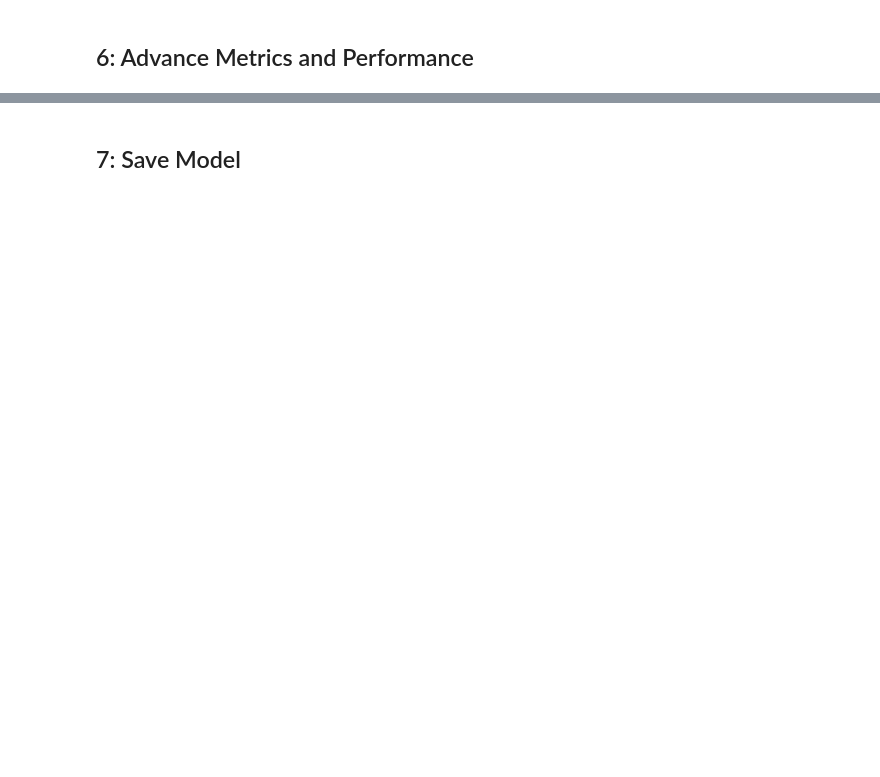
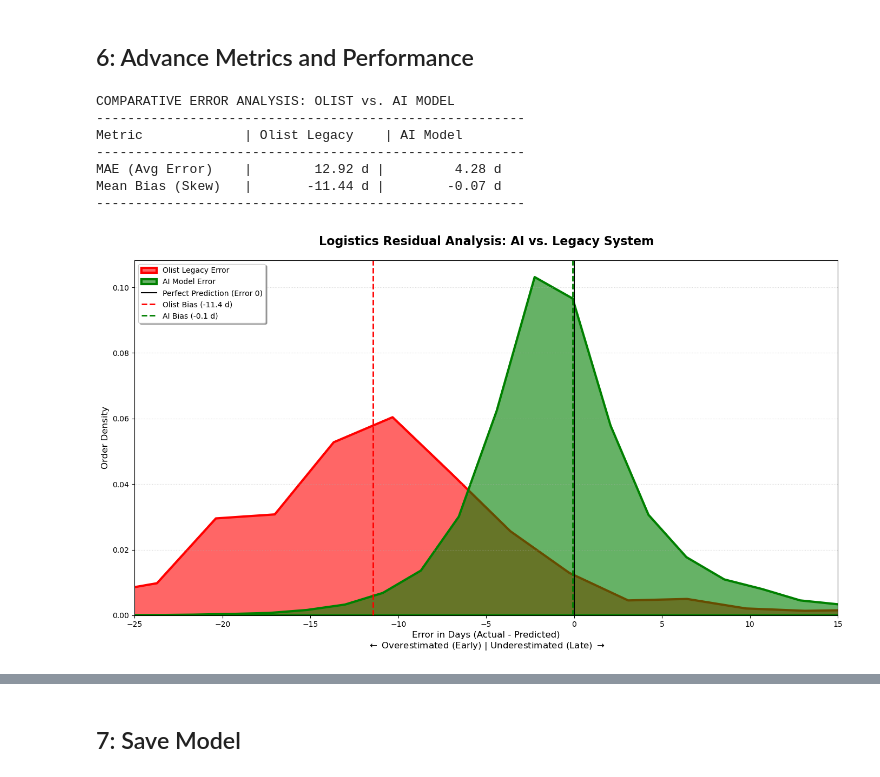
Before and after one commit to SergioBrPerez/Intelligence-Data-Analysis-ML-DL, a Jupyter notebook: 4-Regresion_Model/4.1-Training_and_Evaluation_SBP.ipynb, the cells around one changed output, grey strips where cells are left out. Cells and saved outputs as stored; diff of their text form; code cells hidden in the pictures; blank space fills up the shorter version.

```diff
--- a/4-Regresion_Model/4.1-Training_and_Evaluation_SBP.ipynb
+++ b/4-Regresion_Model/4.1-Training_and_Evaluation_SBP.ipynb
@@ -338,0 +376,74 @@ plt.show()
+# %%
+# --- 1. Alignment and Residual Calculation ---
+ai_error = y_test - y_pred
+legacy_estimation = df.loc[y_test.index, 'estimated_delivery_margin_days']
+olist_error = y_test - legacy_estimation
+
+# --- 2. Comparative Metrics Analysis (Cálculos e Impresión) ---
+mae_ai = np.abs(ai_error).mean()
+bias_ai = ai_error.mean()
+mae_olist = np.abs(olist_error).mean()
+bias_olist = olist_error.mean()
+
+print("COMPARATIVE ERROR ANALYSIS: OLIST vs. AI MODEL")
+print("-" * 55)
+print(f"Metric             | Olist Legacy    | AI Model")
+print("-" * 55)
+print(f"MAE (Avg Error)    | {mae_olist:>12.2f} d | {mae_ai:>12.2f} d")
+print(f"Mean Bias (Skew)   | {bias_olist:>12.2f} d | {bias_ai:>12.2f} d")
+print("-" * 55)
+
+# --- 3. Comparative Visualization ---
+plt.figure(figsize=(14, 8))
+
+# Olist Legacy: facecolor con alpha 0.6 y edgecolor sólido
+sns.histplot(
+    olist_error, bins=100, kde=False,
+    facecolor=(1, 0, 0, 0.6), edgecolor='red',
+    label='Olist Legacy Error',
+    element="poly",
+    stat="density",
+    linewidth=3
+)
+
+# AI Model Error: facecolor con alpha 0.6 y edgecolor sólido
+sns.histplot(
+    ai_error, bins=100, kde=False,
+    facecolor=(0, 0.5, 0, 0.6), edgecolor='green',
+    label='AI Model Error',
+    element="poly",
+    stat="density",
+    linewidth=3
+)
+
+# --- 4. Líneas de Referencia y Bias ---
+plt.axvline(x=0, color='black', linestyle='-', linewidth=1.5, label='Perfect Prediction (Error 0)', alpha=1)
+
+plt.axvline(x=bias_olist, color='red', linestyle='--', linewidth=2,
+            label=f'Olist Bias ({bias_olist:.1f} d)')
+plt.axvline(x=bias_ai, color='green', linestyle='--', linewidth=2,
+            label=f'AI Bias ({bias_ai:.1f} d)')
+
+# --- 5. Estética y Formato ---
+plt.title('Logistics Residual Analysis: AI vs. Legacy System', fontsize=16, fontweight='bold', pad=20)
+
+plt.xlabel('Error in Days (Actual - Predicted)\n'
+           r'$\leftarrow$ Overestimated (Early) | Underestimated (Late) $\rightarrow$', fontsize=12)
+
+plt.ylabel('Order Density', fontsize=12)
+
+plt.xlim(-25, 15)
+plt.legend(fontsize=10, loc='upper left', frameon=True, shadow=True)
+plt.grid(axis='y', linestyle=':', alpha=0.5)
+
+plt.tight_layout()
+plt.show()
+# %% [output]
+COMPARATIVE ERROR ANALYSIS: OLIST vs. AI MODEL
+-------------------------------------------------------
+Metric             | Olist Legacy    | AI Model
+-------------------------------------------------------
+MAE (Avg Error)    |        12.92 d |         4.28 d
+Mean Bias (Skew)   |       -11.44 d |        -0.07 d
+-------------------------------------------------------
+[figure, added]
```
Also changed, not shown: parts of 18 cells of this notebook, 4 other files.
